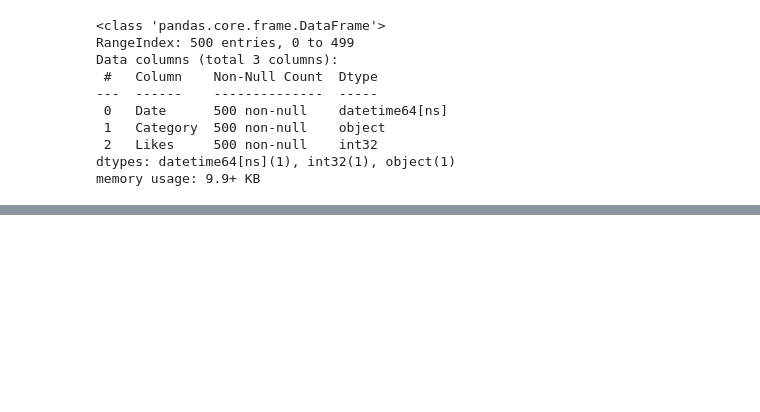
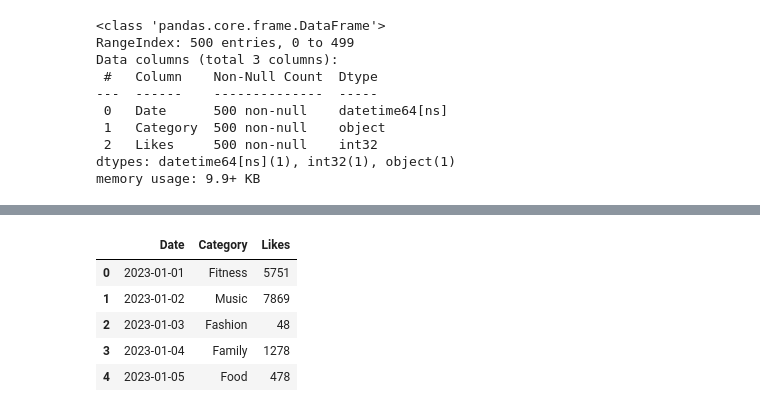
Before and after one commit to Farbodkhm/Clean-and-analyze-social-media-usage-data-with-Python---Coursera, a Jupyter notebook: main.ipynb, the cells around one changed output, grey strips where cells are left out. Cells and saved outputs as stored; diff of their text form; code cells hidden in the pictures; blank space fills up the shorter version.

```diff
--- a/main.ipynb
+++ b/main.ipynb
@@ -68,0 +114,9 @@ Name: Category, dtype: int64
+# %%
+data.head()
+# %% [output]
+|  | Date | Category | Likes |
+| 0 | 2023-01-01 | Fitness | 5751 |
+| 1 | 2023-01-02 | Music | 7869 |
+| 2 | 2023-01-03 | Fashion | 48 |
+| 3 | 2023-01-04 | Family | 1278 |
+| 4 | 2023-01-05 | Food | 478 |
```
Also changed, not shown: parts of 15 cells of this notebook.
